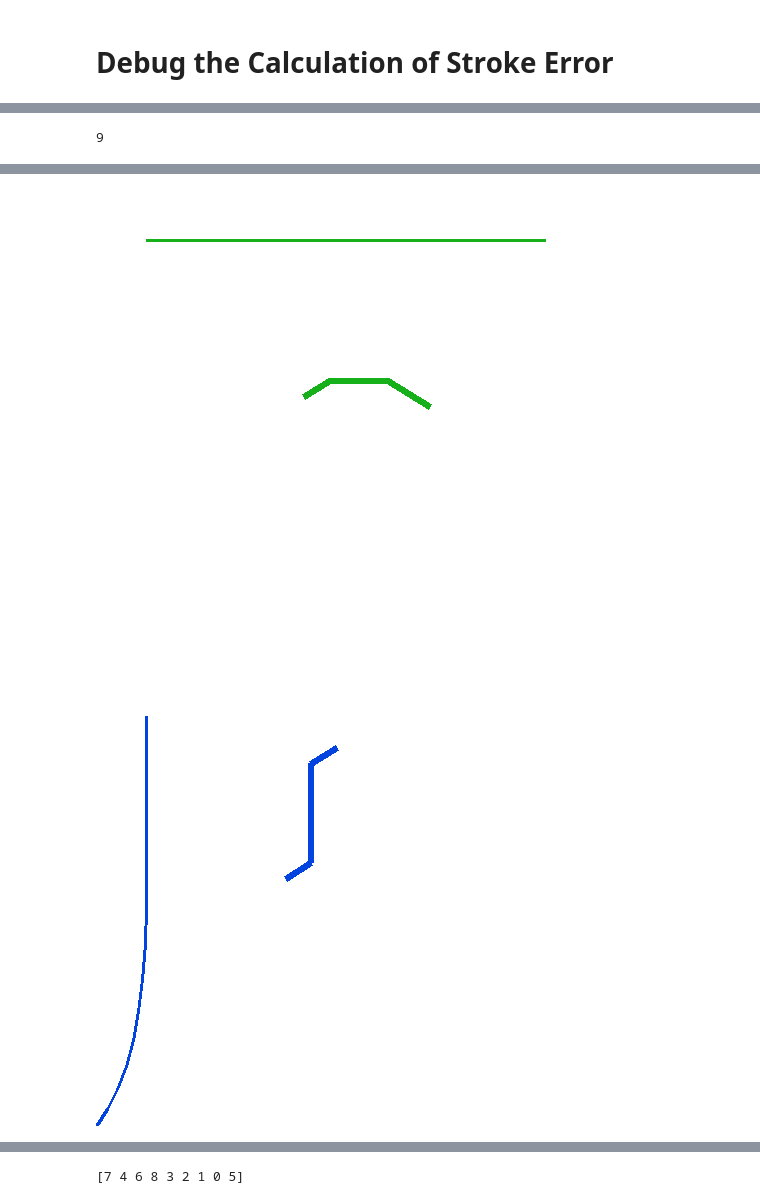
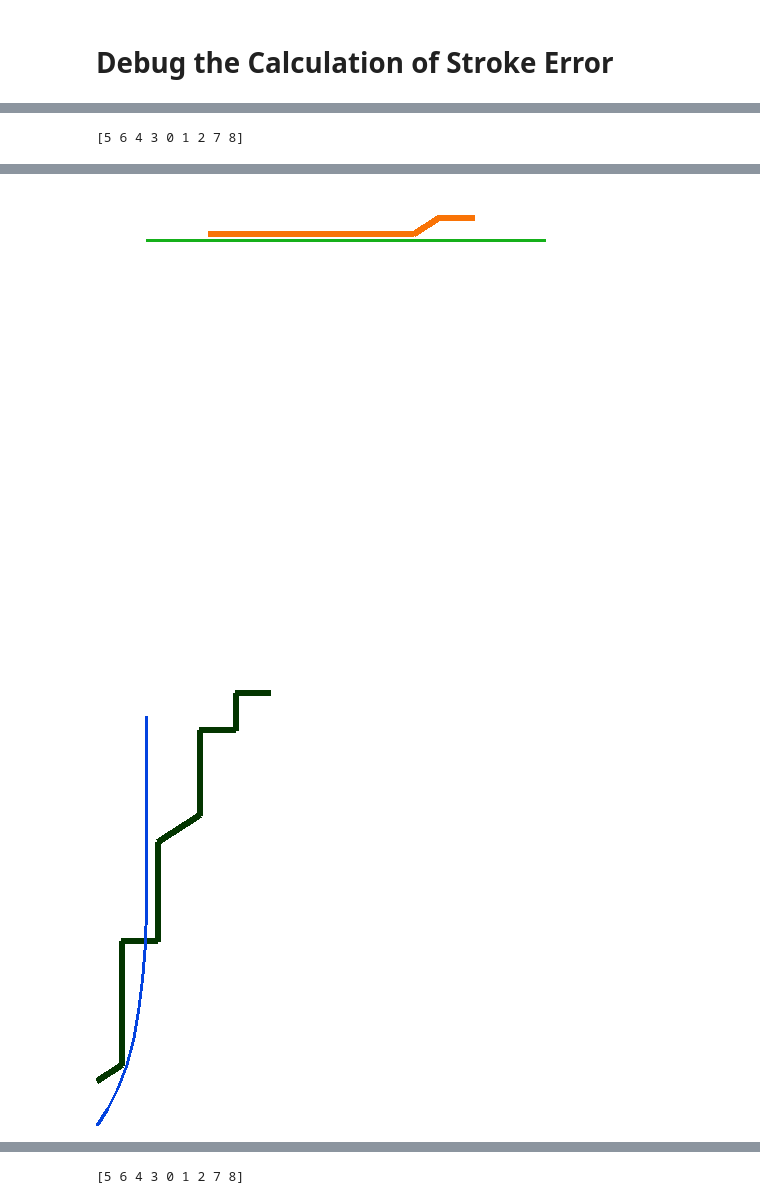
Before and after one commit to holiday-pettijohn/Stylus_Scoring_Generalization, a Jupyter notebook: Stroke_Error_Corrected.ipynb, the cells around one changed output, grey strips where cells are left out. Saved outputs shown, nothing was run; the diff lists cells and outputs as text; code cells hidden in the pictures.

```diff
--- a/Stroke_Error_Corrected.ipynb
+++ b/Stroke_Error_Corrected.ipynb
@@ -74,9 +74,7 @@ def alignStrokes(strokes, ref, p_strokes, p_ref):
     ref_lengths = []
     for i in range(len(strokes)):
         ref_lengths.append(getStrokeLen(ref[i]))
-    print(ref_lengths)
     priority = np.argsort(ref_lengths)[::-1]
-    print(priority)
 
     strokes = np.array(strokes)
     p_strokes = np.array(p_strokes)
@@ -94,11 +92,12 @@ def alignStrokes(strokes, ref, p_strokes, p_ref):
     for i in priority:
         largestref = i # this is the index for the reference stroke that is largest
         smallerror = np.argmin(error_maps[largestref, :]) # access the error map from the largest stroke's index and see which error is smallest
+        print(f"{error_maps.astype(int)[i]} - minimizing for priority stroke {i}")
         error_maps[:, smallerror] = 10000
+        print("Resulting error map:")
         print(error_maps.astype(int))
         stroke_map[smallerror] = largestref # set the index in the stroke_map to the reference stroke we designated
-
-    stroke_map = stroke_map[priority]
+        print(stroke_map)
 
     return stroke_map
 
@@ -134,24 +133,26 @@ def strokeError(stroke, ref_stroke, p_stroke, p_ref, mode="max"):
     forward_ref_error, back_ref_error = np.zeros(len(stroke)), np.zeros(len(stroke))
     for i, rpoint, rprogress in zip(range(len(ref_stroke)), ref_stroke, p_ref):
         forward_stroke_error[i] = (np.linalg.norm(abs(rpoint-strokeTrace(stroke, p_stroke, rprogress))))
-        print(i, rpoint, strokeTrace(stroke, p_stroke, rprogress), forward_stroke_error[i])
+        #print(i, rpoint, strokeTrace(stroke, p_stroke, rprogress), forward_stroke_error[i])
+    #print(f"Final forward stroke error: {forward_stroke_error.max()}")
     for i, rpoint, rprogress in zip(range(len(ref_stroke)), ref_stroke[::-1], p_ref[::-1]):
         back_stroke_error[i] = (np.linalg.norm(abs(rpoint-strokeTrace(stroke, p_stroke, 1-rprogress))))
+        #print(i, rpoint, strokeTrace(stroke, p_stroke, 1-rprogress), back_stroke_error[i])
+    #print(f"Final back stroke error: {back_stroke_error.max()}")
     for i, point, progress in zip(range(len(stroke)), stroke, p_stroke):
         forward_ref_error[i] = (np.linalg.norm((point-strokeTrace(ref_stroke, p_ref, progress))))
+        #print(i, point, strokeTrace(stroke, p_stroke, progress), forward_ref_error[i])
+    #print(f"Final forward ref error: {forward_ref_error.max()}")
     for i, point, progress in zip(range(len(stroke)), stroke[::-1], p_stroke[::-1]):
         back_ref_error[i] = (np.linalg.norm((point-strokeTrace(ref_stroke, p_ref, 1-progress))))
+        #print(i, point, strokeTrace(stroke, p_stroke, 1-progress), back_ref_error[i])
+    #print(f"Final back ref error: {back_ref_error.max()}")
     fse_maxdev = forward_stroke_error.argmax()
     bse_maxdev = back_stroke_error.argmax()
     fre_maxdev = forward_ref_error.argmax()
     bre_maxdev = back_ref_error.argmax()
-    print(f"{fse_maxdev}, Forward Stroke Error: Comparing points {ref_stroke[i]}, {strokeTrace(stroke, p_stroke, p_ref[i])} with error {forward_stroke_error.max()}")
-    print(f"Back Stroke Error: Comparing points {ref_stroke[i]}, {strokeTrace(stroke, p_stroke, 1-p_ref[i])} with error {back_stroke_error.max()}")
-    print(f"Forward Reference Error: Comparing points {stroke[i]}, {strokeTrace(ref_stroke, p_ref, p_stroke[i])} with error {forward_ref_error.max()}")
-    print(f"Back Reference Error: Comparing points {stroke[i]}, {strokeTrace(ref_stroke, p_ref, 1-p_stroke[i])} with error {back_ref_error.max()}")
-    print(f"forward_stroke_error: {forward_stroke_error.max()}, forward_ref_error: {forward_ref_error.max()}")
-    print(f"back_stroke_error: {back_stroke_error.max()}, back_ref_error: {back_ref_error.max()}")
-    final_error = min(max(forward_stroke_error.max(), back_stroke_error.max()), max(forward_ref_error.max(), back_ref_error.max()))
+    final_error = max(min(forward_stroke_error.max(), back_stroke_error.max()), min(forward_ref_error.max(), back_ref_error.max()))
+    #print(f"Final error: {final_error}")
     return final_error
 
 def strokeTrace(stroke, stroke_progresses, progress):
@@ -166,7 +167,7 @@ def strokeTrace(stroke, stroke_progresses, progress):
     norm_progress = (progress-startp)/endp
     if stroke[progress_line+1][0] == stroke[progress_line][0]:
         x = stroke[progress_line][0]
-        y = norm_progress*(stroke[progress_line+1][1]-stroke[progress_line][1])+stroke[progress_line][0]
+        y = norm_progress*(stroke[progress_line+1][1]-stroke[progress_line][1])+stroke[progress_line][1]
     else:
         slope = (stroke[progress_line+1][1]-stroke[progress_line][1])/(stroke[progress_line+1][0]-stroke[progress_line][0])
         intercept = stroke[progress_line][1]-slope*stroke[progress_line][0]
@@ -260,7 +194,6 @@ Ref stroke 0 vs Candidate Stroke 5 - error: 144.90346577096702
 # %%
 imgs = [Image.new(mode="RGBA", size=output_size) for _ in range(len(ref_g))]
 img_full = Image.new(mode="RGBA", size=output_size)
-print(len(imgs))
 seed(ref_l[0][0])
 xcolors = ["#7e1e9c", "#15b01a", "#0343df", "#653700", "#e50000", "#f97306", "#033500", "#ffff14", "#001146"]
 color_selection = [(int(c[1:3], 16), int(c[3:5], 16), int(c[5:7], 16)) for c in xcolors]
@@ -273,8 +206,10 @@ priority = [7, 2, 1, 8, 3, 6, 5, 4, 0]
 #alignments = [7 4 6 8 3 2 1 0 5]
 #alignments = alignments[priority]
 
-for i in range(len(alignments)):
-    draw = ImageDraw.Draw(imgs[i])
+print(alignments)
+for x in range(len(alignments)):
+    i = np.where(alignments == x)[0][0]
+    draw = ImageDraw.Draw(imgs[x])
     draw_full = ImageDraw.Draw(img_full)
     for a in range(len(g[i])-1):
         x1, y1 = g[i][a]
@@ -284,7 +219,7 @@ for i in range(len(alignments)):
         draw.line(((x1, y1), (x2, y2)), width=6, fill=colors[i])
         draw_full.line(((x1, y1), (x2, y2)), width=6, fill=colors[i])
 
-for i in alignments:
+for i in range(len(alignments)):
     draw = ImageDraw.Draw(imgs[i])
     draw_full = ImageDraw.Draw(img_full)
     for a in range(len(ref_g[i])-1):
@@ -301,4 +236,4 @@ for p in range(len(priority)):
 
 print(alignments)
 # %% [output]
-9
+[5 6 4 3 0 1 2 7 8]
@@ -306,3 +241,3 @@ print(alignments)
-[figure, old version]
+[figure, new version]
-[figure, old version]
+[figure, new version]
 [figure]
@@ -312,3 +247,3 @@ print(alignments)
 [figure]
 [figure]
-[7 4 6 8 3 2 1 0 5]
+[5 6 4 3 0 1 2 7 8]
```
Also changed, not shown: parts of 2 cells of this notebook, 2 other files.
